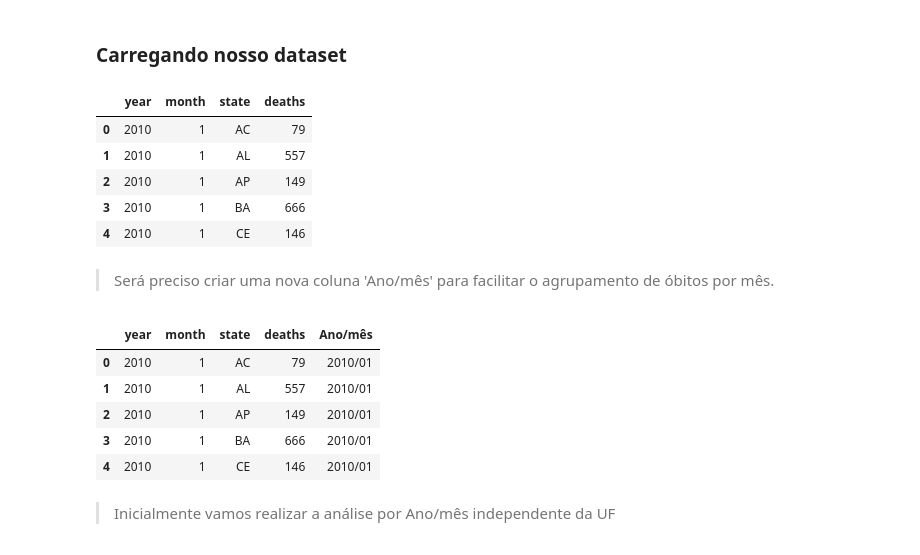
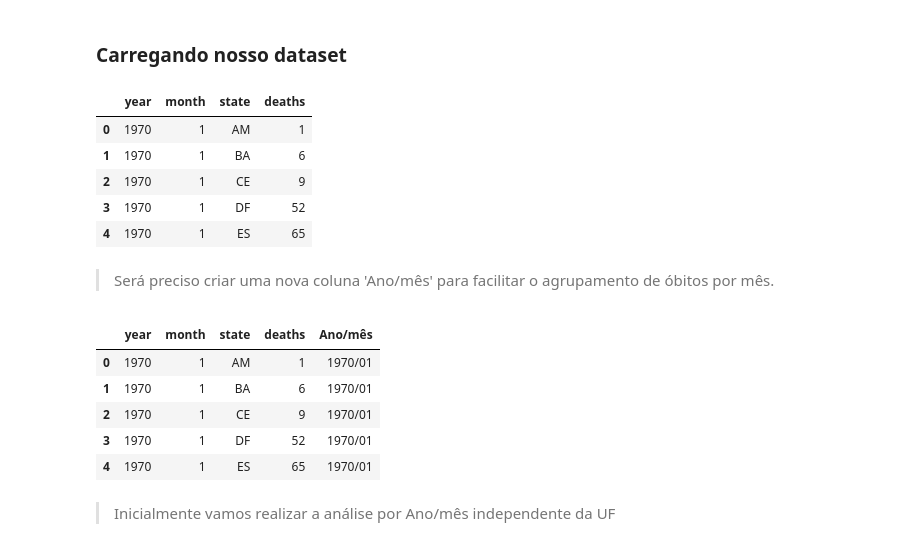
Before and after one commit to avellar1975/DataScience, a Jupyter notebook: jupyter_notebooks/Evandro_Ferreira_de_Avellar.ipynb, the cells around one changed output. Cells and saved outputs as stored; diff of their text form; code cells hidden in the pictures.

```diff
--- a/jupyter_notebooks/Evandro_Ferreira_de_Avellar.ipynb
+++ b/jupyter_notebooks/Evandro_Ferreira_de_Avellar.ipynb
@@ -59,15 +61,18 @@ from matplotlib import ticker
 # %% [markdown]
 ### Carregando nosso dataset
 # %%
-obitos = pd.read_csv('https://raw.githubusercontent.com/avellar1975/DataScience/main/dados/obitos_2010_2020.csv')
+#obitos = pd.read_csv('https://raw.githubusercontent.com/avellar1975/DataScience/main/dados/obitos_2010_2020.csv')
+
+# obitos totais
+obitos = pd.read_csv('https://raw.githubusercontent.com/avellar1975/DataScience/main/dados/obitos-registro-civil.csv')
 obitos.head()
 # %% [output]
 |  | year | month | state | deaths |
-| 0 | 2010 | 1 | AC | 79 |
-| 1 | 2010 | 1 | AL | 557 |
-| 2 | 2010 | 1 | AP | 149 |
-| 3 | 2010 | 1 | BA | 666 |
-| 4 | 2010 | 1 | CE | 146 |
+| 0 | 1970 | 1 | AM | 1 |
+| 1 | 1970 | 1 | BA | 6 |
+| 2 | 1970 | 1 | CE | 9 |
+| 3 | 1970 | 1 | DF | 52 |
+| 4 | 1970 | 1 | ES | 65 |
 # %% [markdown]
 > Será preciso criar uma nova coluna 'Ano/mês' para facilitar o agrupamento de óbitos por mês.
 # %%
@@ -79,11 +84,11 @@ for index, row in obitos.iterrows():
 obitos.head()
 # %% [output]
 |  | year | month | state | deaths | Ano/mês |
-| 0 | 2010 | 1 | AC | 79 | 2010/01 |
-| 1 | 2010 | 1 | AL | 557 | 2010/01 |
-| 2 | 2010 | 1 | AP | 149 | 2010/01 |
-| 3 | 2010 | 1 | BA | 666 | 2010/01 |
-| 4 | 2010 | 1 | CE | 146 | 2010/01 |
+| 0 | 1970 | 1 | AM | 1 | 1970/01 |
+| 1 | 1970 | 1 | BA | 6 | 1970/01 |
+| 2 | 1970 | 1 | CE | 9 | 1970/01 |
+| 3 | 1970 | 1 | DF | 52 | 1970/01 |
+| 4 | 1970 | 1 | ES | 65 | 1970/01 |
 # %% [markdown]
 > Inicialmente vamos realizar a análise por Ano/mês independente da UF
 # %%
```
Also changed, not shown: parts of 24 cells of this notebook.
